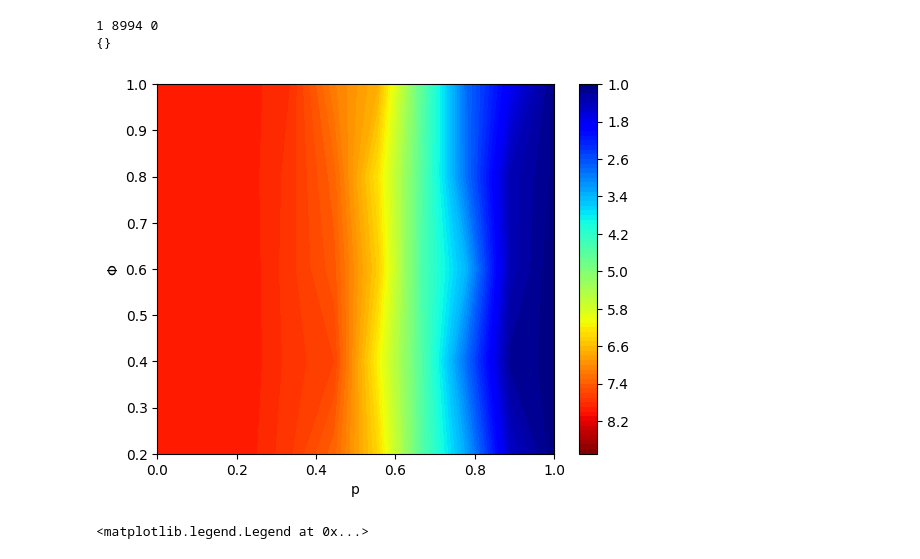
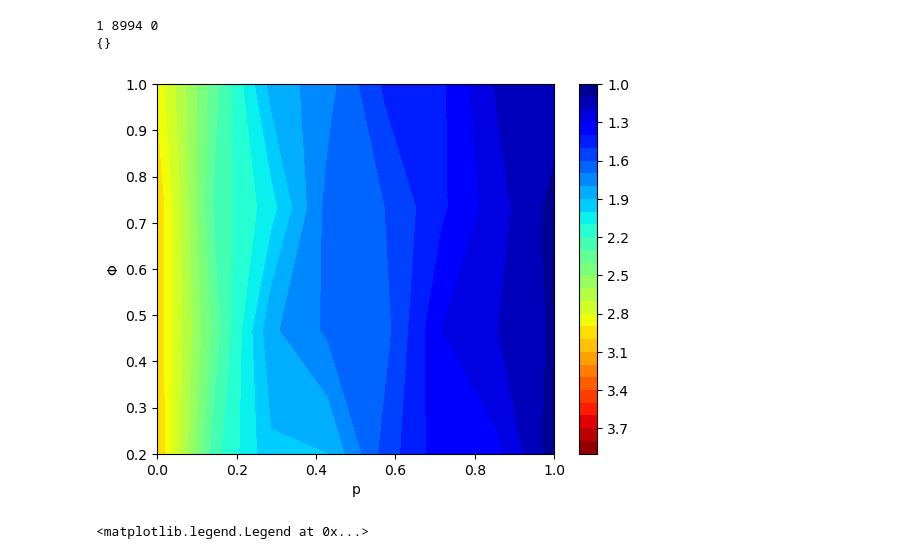
Before and after one commit to 1-0-GO/Coevolutionary-dynamics-of-opinions-and-networks--From-diversity-to-uniformity, a Jupyter notebook: simulation.ipynb, the cells around one changed output. Cells and saved outputs as stored; diff of their text form; code cells hidden in the pictures.

Commit message:
plot_final_number_of_opinions (fig.4)

```diff
--- a/simulation.ipynb
+++ b/simulation.ipynb
@@ -216,17 +216,18 @@ print(simul.stall_bin)
 # %% [output]
 1 8994 0
 {}
+# %%
+def mean(runs, func, *args):
+    sum = 0
+    count = 0
+    for i in range(runs):
+        res = func(*args)
+        if res >= 0:
+            sum += res
+            count += 1
+    return sum/count if count > 0 else -1
 # %%
 def contour_plot_number_of_surviving_opinions(N=100, runs=50, avg_degree=10, num_opinions=4, p_count=20, phi_count=20, phi_init=0.2):
-    def mean(func, *args):
-        sum = 0
-        count = 0
-        for i in range(runs):
-            res = func(*args)
-            if res >= 0:
-                sum += res
-                count += 1
-        return sum/count if count > 0 else -1
     def run_with_params(p, phi):
         simul = Simulation(N=N, avg_degree=avg_degree, p=p, phi=phi, num_opinions=num_opinions)
         simul.run_retry()
@@ -238,16 +239,16 @@ def contour_plot_number_of_surviving_opinions(N=100, runs=50, avg_degree=10, num
     phi_range = np.linspace(phi_init, 1, phi_count)
     P, PHI = np.meshgrid(p_range, phi_range)
     params = np.dstack((P, PHI)).reshape(-1,2)
-    surviving_opinions = np.array([mean(run_with_params, p, phi) for p,phi in params])
+    surviving_opinions = np.array([mean(runs, run_with_params, p, phi) for p,phi in params])
     Z = surviving_opinions.reshape(PHI.shape)
     contour = plt.contourf(P, PHI, Z, levels=list(np.arange(1, num_opinions+1, 0.1)), cmap='jet')
     plt.colorbar(contour).ax.invert_yaxis()
     plt.ylabel('Φ')
     plt.xlabel('p')
 # %%
-contour_plot_number_of_surviving_opinions(N=100, p_count=10, phi_count=5, num_opinions=8)
+contour_plot_number_of_surviving_opinions(N=10, avg_degree=5, p_count=8, phi_count=4, num_opinions=3)
 # %% [output]
-[figure, old version]
+[figure, new version]
 # %%
 # o objetivo seria este. Mas não sei se vai ser possível
 contour_plot_number_of_surviving_opinions(N=1000, p_count=100, phi_count=100, phi_init=0, num_opinions=50, runs=100)
```
Also changed, not shown: parts of 1 cell of this notebook.
